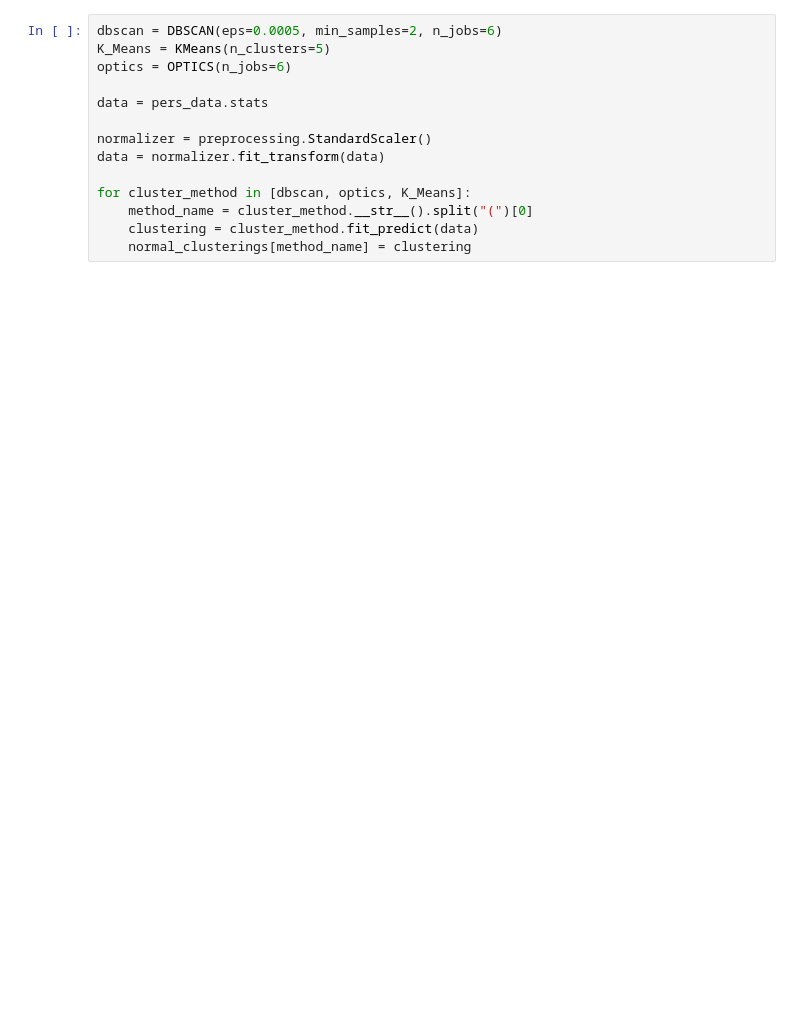
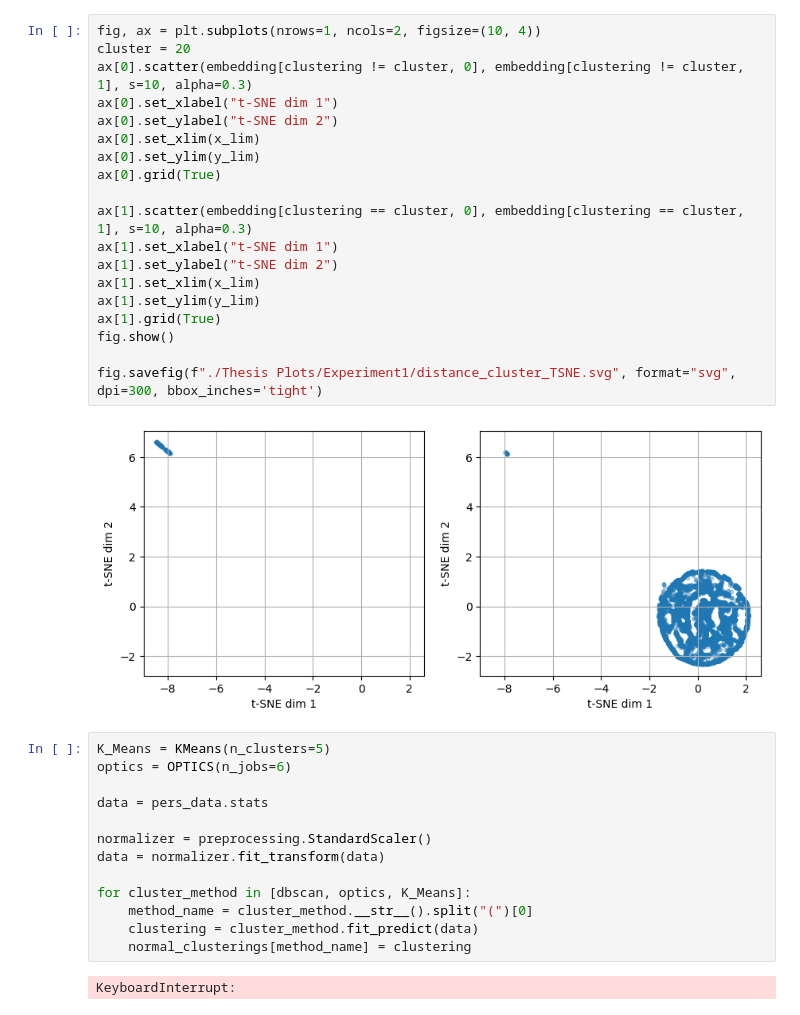
Before and after one commit to tobbensol/masters-thesis, a Jupyter notebook: flight clustering.ipynb, the cells around one changed output. Drawn from its saved outputs; the diff is of its cells as text; blank space fills up the shorter version.

```diff
--- a/flight clustering.ipynb
+++ b/flight clustering.ipynb
@@ -79,5 +182,25 @@ plot_cluster_scatters(clustering, pers_data, method, sample_count)
+# %%
+fig, ax = plt.subplots(nrows=1, ncols=2, figsize=(10, 4))
+cluster = 20
+ax[0].scatter(embedding[clustering != cluster, 0], embedding[clustering != cluster, 1], s=10, alpha=0.3)
+ax[0].set_xlabel("t-SNE dim 1")
+ax[0].set_ylabel("t-SNE dim 2")
+ax[0].set_xlim(x_lim)
+ax[0].set_ylim(y_lim)
+ax[0].grid(True)
+
+ax[1].scatter(embedding[clustering == cluster, 0], embedding[clustering == cluster, 1], s=10, alpha=0.3)
+ax[1].set_xlabel("t-SNE dim 1")
+ax[1].set_ylabel("t-SNE dim 2")
+ax[1].set_xlim(x_lim)
+ax[1].set_ylim(y_lim)
+ax[1].grid(True)
+fig.show()
+
+fig.savefig(f"./Thesis Plots/Experiment1/distance_cluster_TSNE.svg", format="svg", dpi=300, bbox_inches='tight')
+# %% [output]
+[figure, added]
 # %%
-dbscan = DBSCAN(eps=0.0005, min_samples=2, n_jobs=6)
 K_Means = KMeans(n_clusters=5)
 optics = OPTICS(n_jobs=6)
 
@@ -90,6 +213,8 @@ for cluster_method in [dbscan, optics, K_Means]:
     method_name = cluster_method.__str__().split("(")[0]
     clustering = cluster_method.fit_predict(data)
     normal_clusterings[method_name] = clustering
+# %% [output]
+KeyboardInterrupt:
 # %%
 for key, clustering in normal_clusterings.items():
     print(f"{key.capitalize()}:")
```
Also changed, not shown: parts of 18 cells of this notebook, 13 other files.
